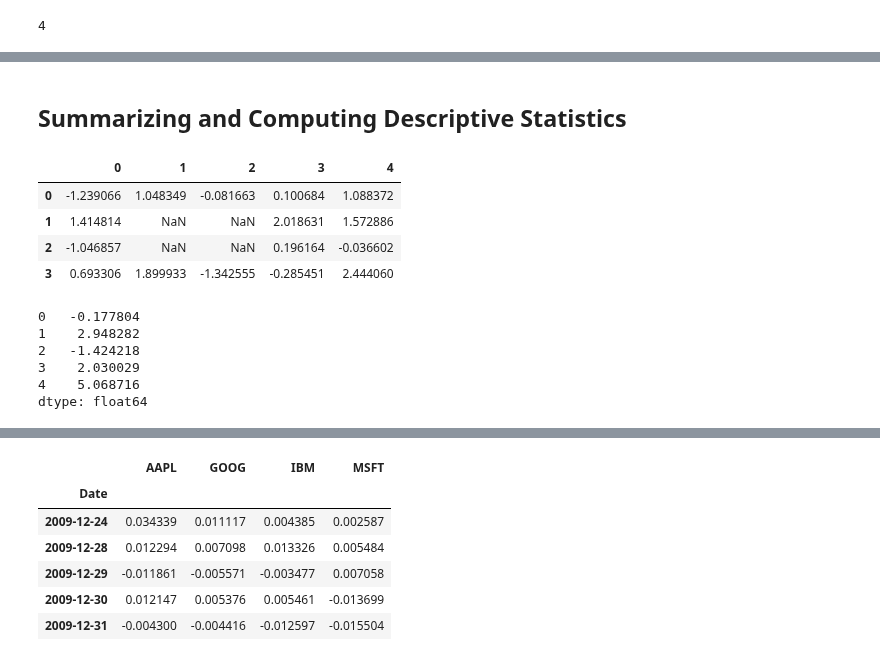
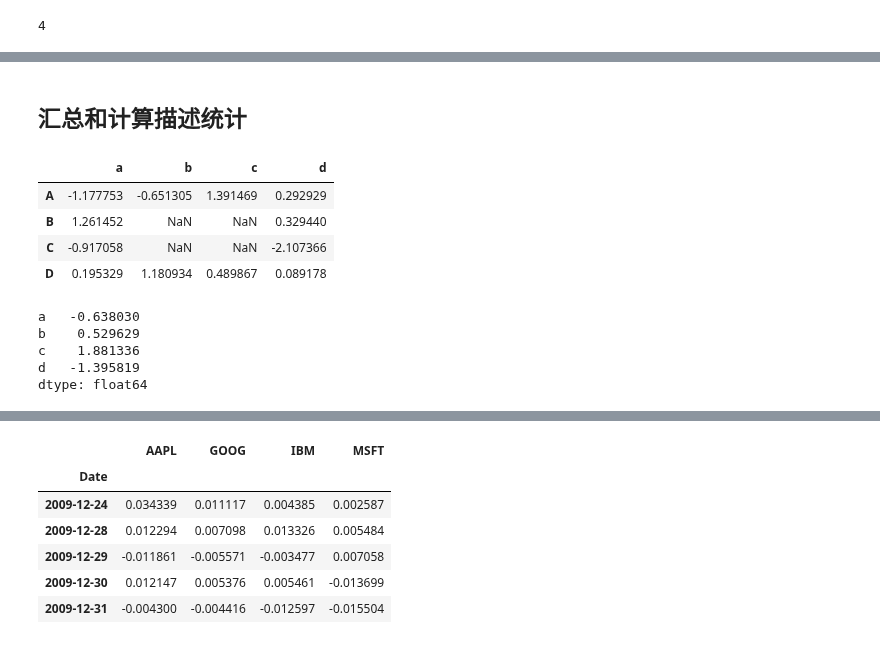
Before and after one commit to hugolu/learn-python, a Jupyter notebook: python-for-data-analysis/ch05-getting-started-with-pandas.ipynb, the cells around one changed output, grey strips where cells are left out. Drawn from its saved outputs; the diff is of its cells as text; code cells hidden in the pictures.

```diff
--- a/python-for-data-analysis/ch05-getting-started-with-pandas.ipynb
+++ b/python-for-data-analysis/ch05-getting-started-with-pandas.ipynb
@@ -1072,23 +1072,22 @@ d.ix['b']
-# %% [markdown]
-## Summarizing and Computing Descriptive Statistics
+# %% [markdown]
+## 汇总和计算描述统计
 # %%
-df = DataFrame(np.random.randn(4,5))
-df.ix[1:2,1:2] = np.nan
-df
+d = DataFrame(np.random.randn(4,4), columns=list('abcd'), index=list('ABCD'))
+d.ix[1:3,1:3] = np.nan
+d
 # %% [output]
-|  | 0 | 1 | 2 | 3 | 4 |
-| 0 | -1.239066 | 1.048349 | -0.081663 | 0.100684 | 1.088372 |
-| 1 | 1.414814 | NaN | NaN | 2.018631 | 1.572886 |
-| 2 | -1.046857 | NaN | NaN | 0.196164 | -0.036602 |
-| 3 | 0.693306 | 1.899933 | -1.342555 | -0.285451 | 2.444060 |
+|  | a | b | c | d |
+| A | -1.177753 | -0.651305 | 1.391469 | 0.292929 |
+| B | 1.261452 | NaN | NaN | 0.329440 |
+| C | -0.917058 | NaN | NaN | -2.107366 |
+| D | 0.195329 | 1.180934 | 0.489867 | 0.089178 |
 # %%
-df.sum()
+d.sum()
 # %% [output]
-0   -0.177804
-1    2.948282
-2   -1.424218
-3    2.030029
-4    5.068716
+a   -0.638030
+b    0.529629
+c    1.881336
+d   -1.395819
 dtype: float64
 # %%
 # NA只会自动排除，除非整个切片都是NA
```
Also changed, not shown: parts of 86 cells of this notebook.
